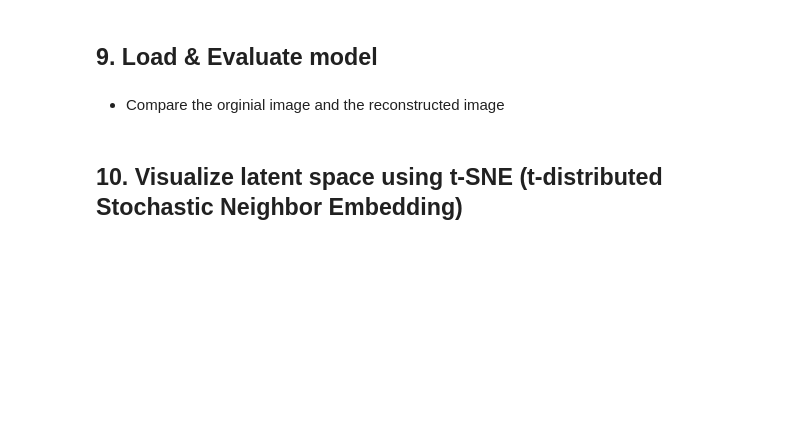
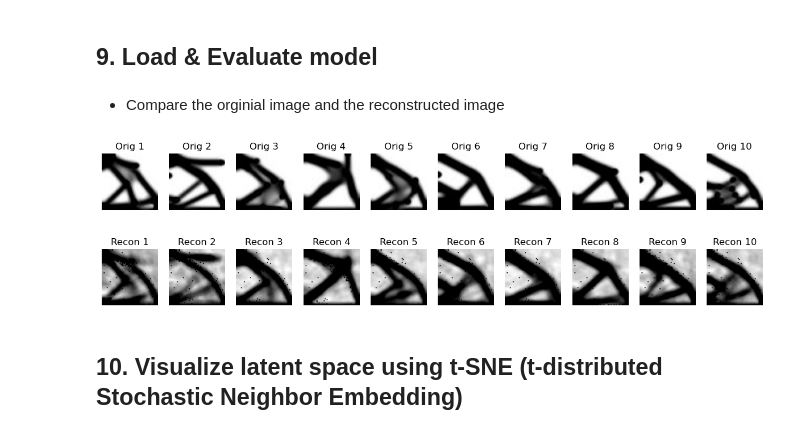
Before and after one commit to Lee-juchan/DL2, a Jupyter notebook: AE.ipynb, the cells around one changed output. Drawn from its saved outputs; the diff is of its cells as text; code cells hidden in the pictures; blank space fills up the shorter version.

```diff
--- a/AE.ipynb
+++ b/AE.ipynb
@@ -277,32 +328,32 @@ plt.show()
 # %% [markdown]
 - Compare the orginial image and the reconstructed image
 # %%
-autoencoder.eval().to(device)
+''' evaluation '''
+ae.eval()
+n = 10
 
-# proceed reconstruction of the bracket images through the trained autoencoder model
-recon_x_test = autoencoder(X_ts)
-
-n = 10  # how many images to display
-
-plt.figure(figsize=(15, 4)) # figure size
+plt.figure(figsize=(15, 4))
 
 for i in range(n):
 
-    # display original
-    ax = plt.subplot(2, n, i + 1)
-    plt.imshow(X_ts.cpu()[i].reshape(56,56), vmin=0, vmax=1, cmap="gray")  # reshape the images to show
-    plt.title("Input"+str(i+1))
-    ax.get_xaxis().set_visible(False)
-    ax.get_yaxis().set_visible(False)
+    orig_img = X_ts.cpu()[i].reshape(56,56)
+    recon_img = ae(X_ts[i]).detach().cpu().reshape(56,56)
 
-    # display reconstruction
-    ax = plt.subplot(2, n, i + 1 + n)
-    plt.imshow(recon_x_test.detach().cpu()[i].reshape(56, 56),vmin=0, vmax=1, cmap="gray")  # reshape the images to show
-    plt.title("Recon"+str(i+1))
-    ax.get_xaxis().set_visible(False)
-    ax.get_yaxis().set_visible(False)
+    # original
+    ax = plt.subplot(2, n, i+1)
+    plt.imshow(orig_img, cmap="gray")
+    plt.title(f"Orig {i+1}")
+    ax.axis('off')
+
+    # recon
+    ax = plt.subplot(2, n, i+1+n)
+    plt.imshow(recon_img, cmap="gray")
+    plt.title(f"Recon {i+1}")
+    ax.axis('off')
 
 plt.show()
+# %% [output]
+[figure, added]
 # %% [markdown]
 ## 10. Visualize latent space using t-SNE (t-distributed Stochastic Neighbor Embedding)
 # %%
```
Also changed, not shown: parts of 20 cells of this notebook, 4 other files.
